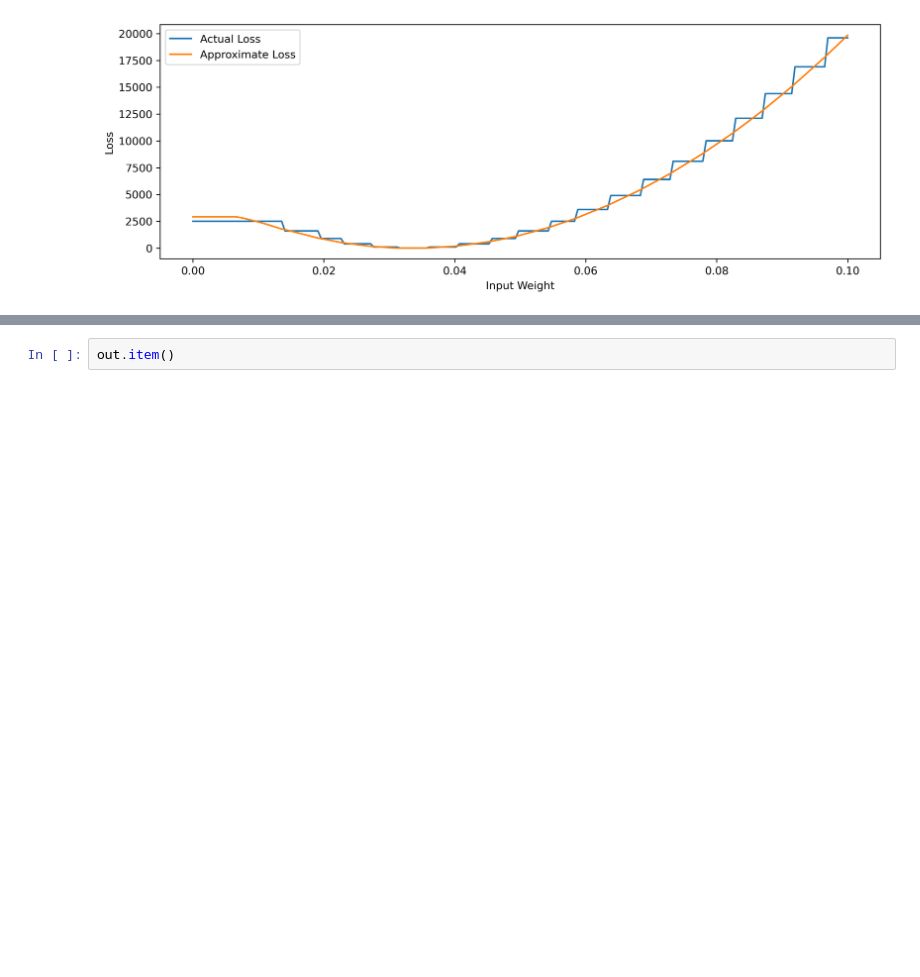
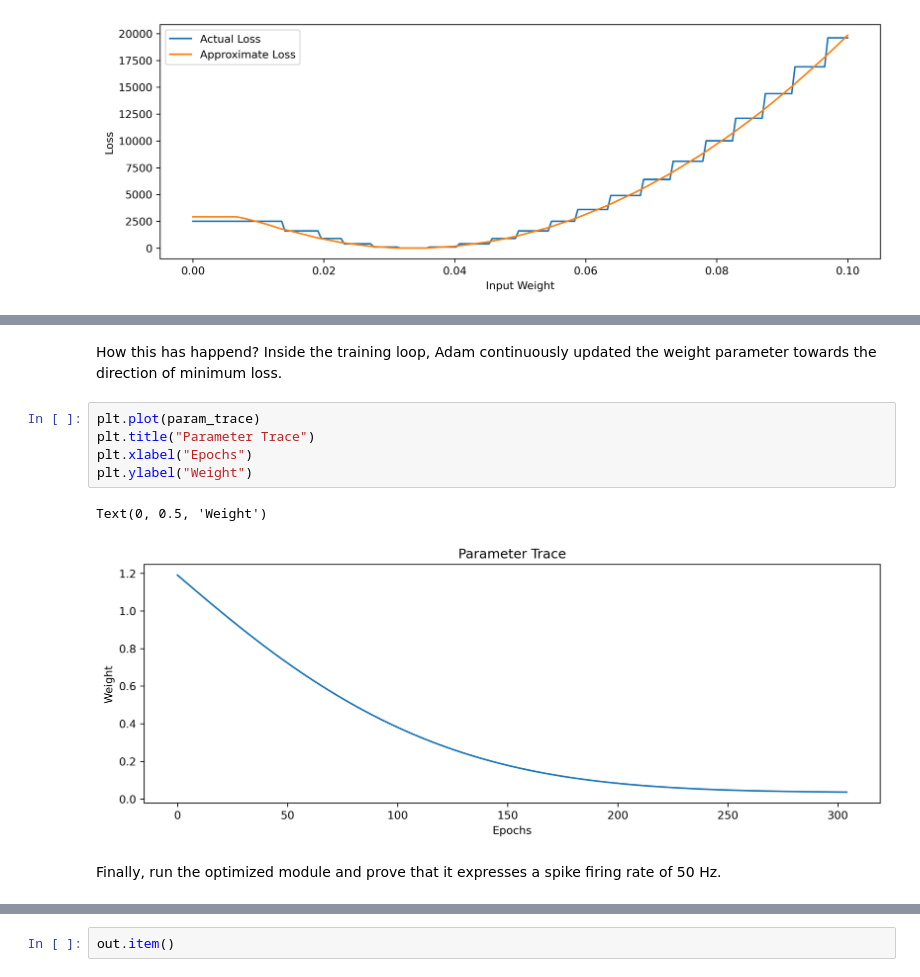
Before and after one commit to synsense/snn-workshop-amld-2022, a Jupyter notebook: 3. Training SNNs from scracth/training_snn_rate.ipynb, the cells around one changed output, grey strips where cells are left out. Saved outputs shown, nothing was run; the diff lists cells and outputs as text; blank space fills up the shorter version.

```diff
--- a/3. Training SNNs from scracth/training_snn_rate.ipynb
+++ b/3. Training SNNs from scracth/training_snn_rate.ipynb
@@ -420,3 +440,15 @@ plt.plot(loss_trace)
+# %% [markdown]
+How this has happend? Inside the training loop, Adam continuously updated the weight parameter towards the direction of minimum loss.
+# %%
+plt.plot(param_trace)
+plt.title("Parameter Trace")
+plt.xlabel("Epochs")
+plt.ylabel("Weight")
+# %% [output]
+Text(0, 0.5, 'Weight')
+[figure, added]
+# %% [markdown]
+Finally, run the optimized module and prove that it expresses a spike firing rate of 50 Hz.
 # %%
 model.reset_state()
 out, state, rec = model(spike_ts, record=True)
```
Also changed, not shown: parts of 17 cells of this notebook.
